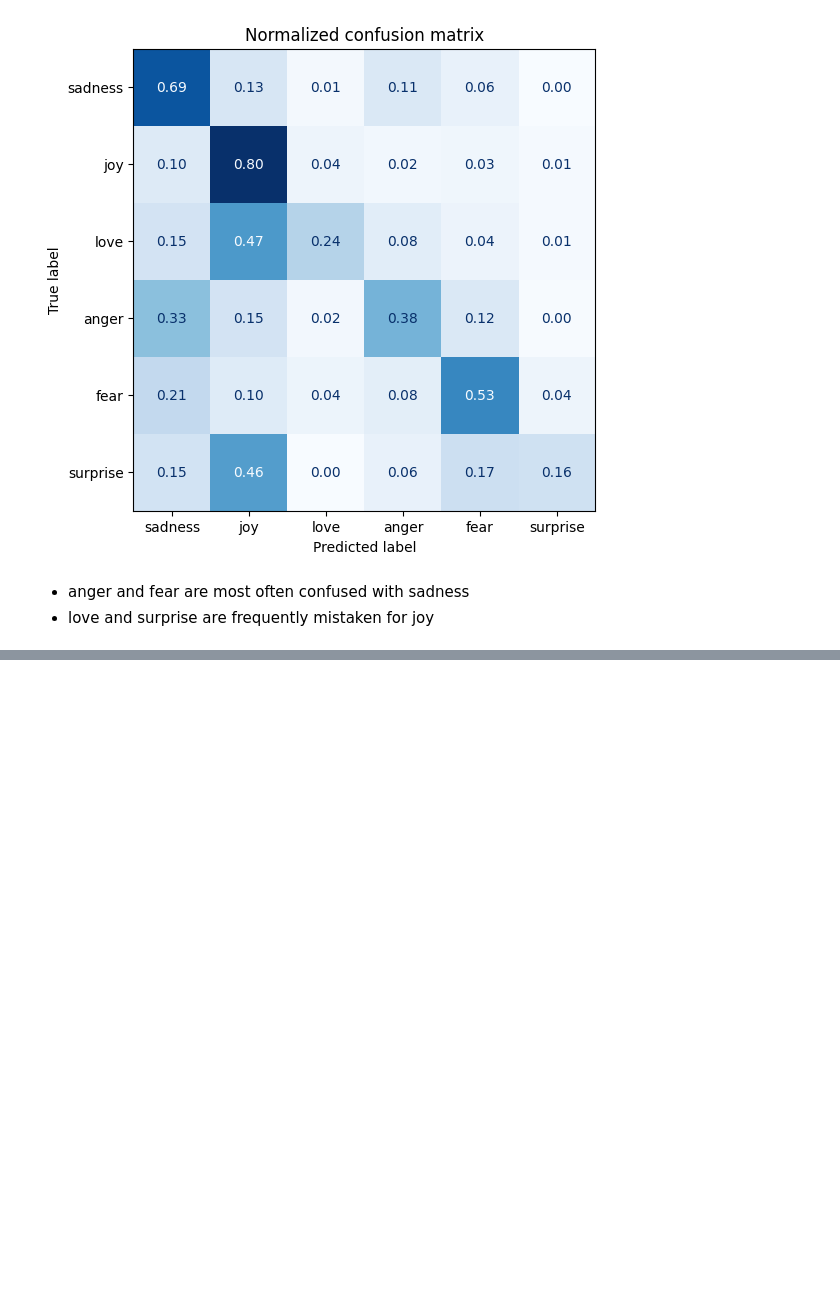
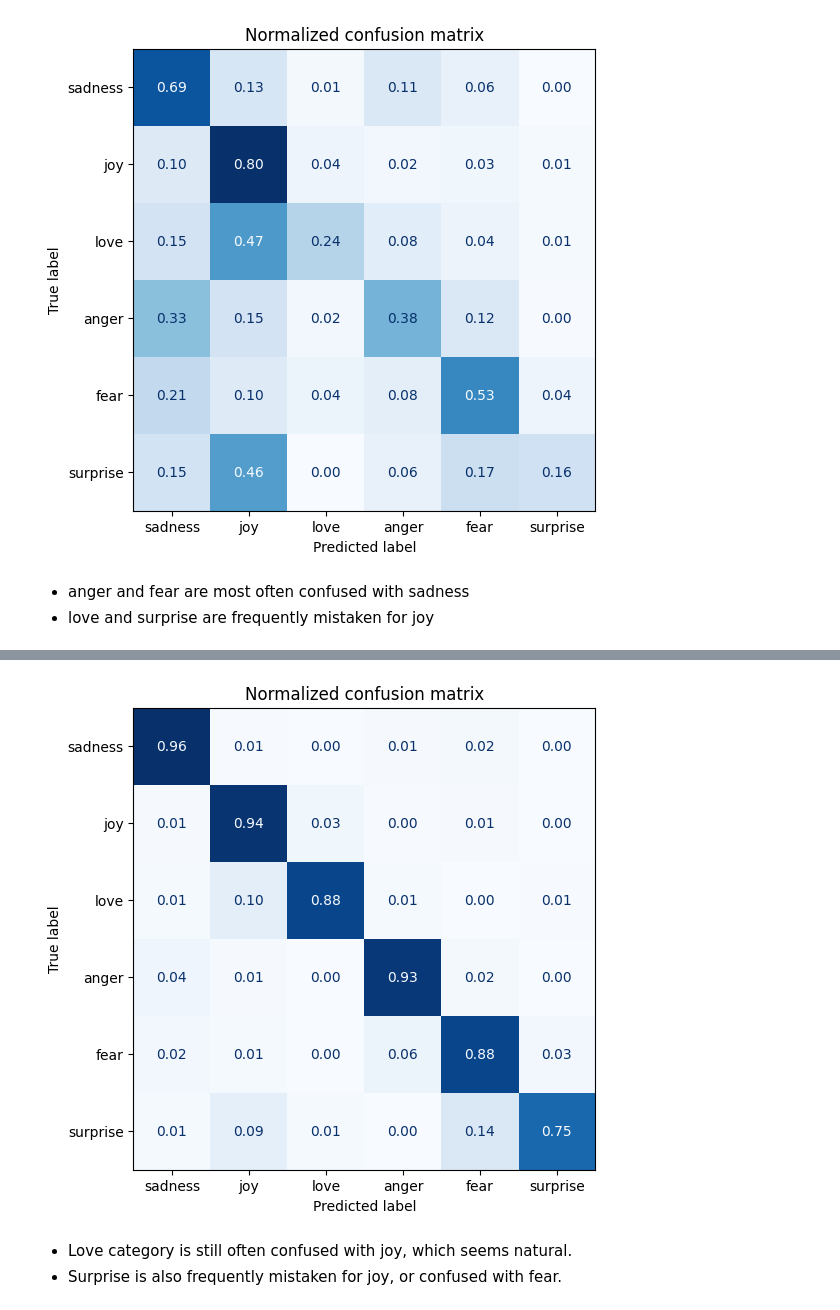
Before and after one commit to That1Panda/Text-Classification, a Jupyter notebook: text-classification.ipynb, the cells around one changed output, grey strips where cells are left out. Drawn from its saved outputs; the diff is of its cells as text; code cells hidden in the pictures; blank space fills up the shorter version.

```diff
--- a/text-classification.ipynb
+++ b/text-classification.ipynb
@@ -176,0 +185,39 @@ plot_confusion_matrix(y_preds, y_valid, labels)
+# %%
+def compute_metrics(pred):
+    labels=pred.label_ids
+    preds=pred.predictions.argmax(-1)
+    acc=accuracy_score(labels,preds)
+    recall=recall_score(labels,preds,average='weighted')
+    precision=precision_score(labels,preds,average='weighted')
+    f1=f1_score(labels,preds,average='weighted')
+    return {
+        "accuracy":acc,
+        "recall":recall,
+        "precision":precision,
+        "f1":f1
+    }
+# %%
+batch_size=64
+logging_steps=len(emotions_encoded['train'])//batch_size
+model_name=f"{model_ckpt}-finetuned-emotion"
+training_args=TrainingArguments(
+    output_dir=model_name,
+    num_train_epochs=2,
+    learning_rate=2e-5,
+    per_device_train_batch_size=batch_size,
+    per_device_eval_batch_size=batch_size,
+    weight_decay=0.01,
+    eval_strategy="epoch",
+    logging_steps=logging_steps,
+    report_to=None
+)
+# %%
+trainer=Trainer(
+    model=model,
+    args=training_args,
+    compute_metrics=compute_metrics,
+    train_dataset=emotions_encoded['train'],
+    eval_dataset=emotions_encoded['validation'],
+    tokenizer=tokenizer
+)
+trainer.train()
@@ -176,0 +238,3 @@ plot_confusion_matrix(y_preds, y_valid, labels)
+# %%
+preds_output=trainer.predict(emotions_encoded['validation'])
+preds_output.metrics
@@ -176,0 +251,8 @@ plot_confusion_matrix(y_preds, y_valid, labels)
+# %%
+y_preds=np.argmax(preds_output.predictions,axis=1)
+plot_confusion_matrix(y_preds,y_valid,labels)
+# %% [output]
+[figure, added]
+# %% [markdown]
+- Love category is still often confused with joy, which seems natural.
+- Surprise is also frequently mistaken for joy, or confused with fear.
```
Also changed, not shown: parts of 4 cells of this notebook.
